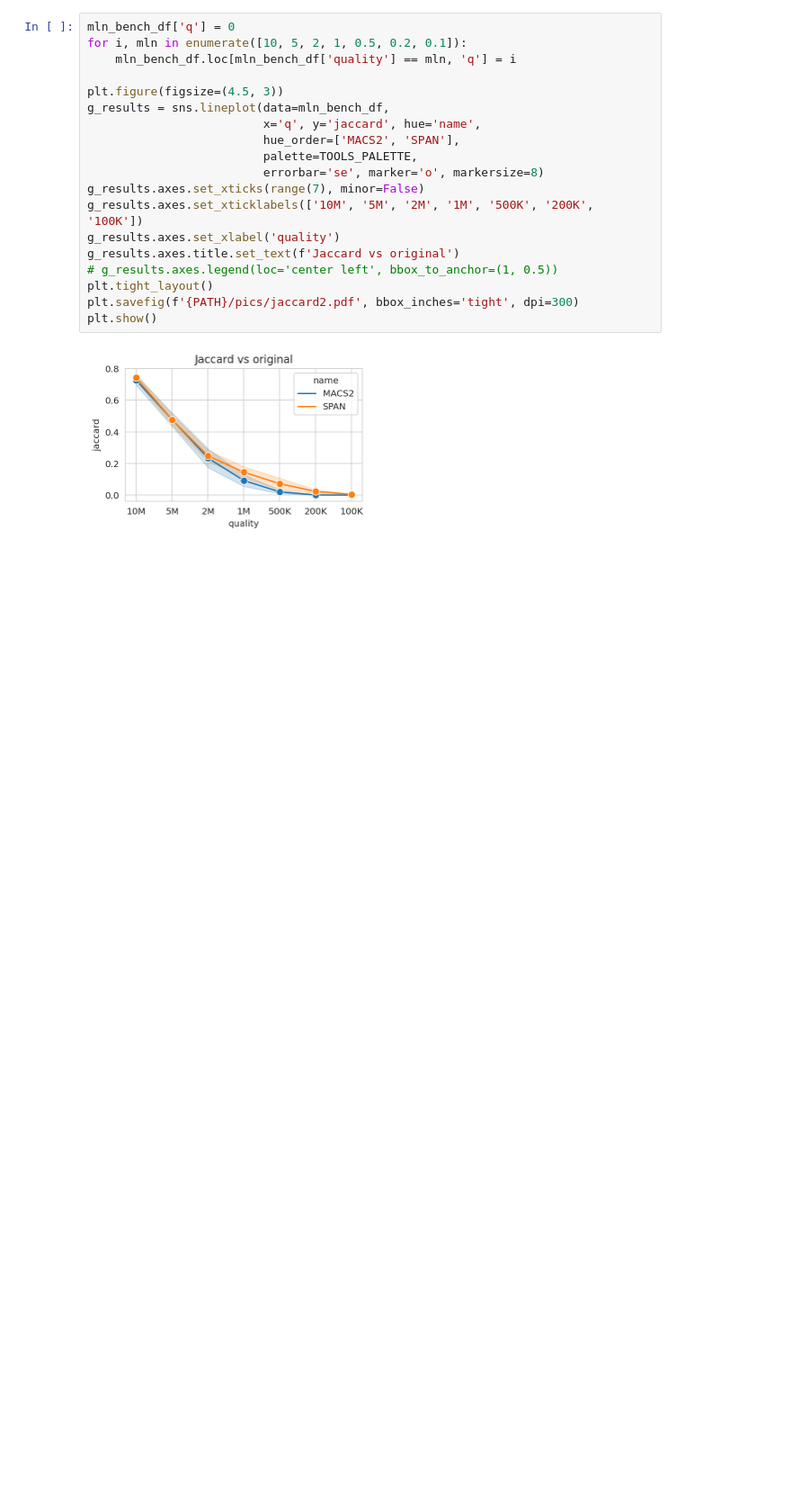
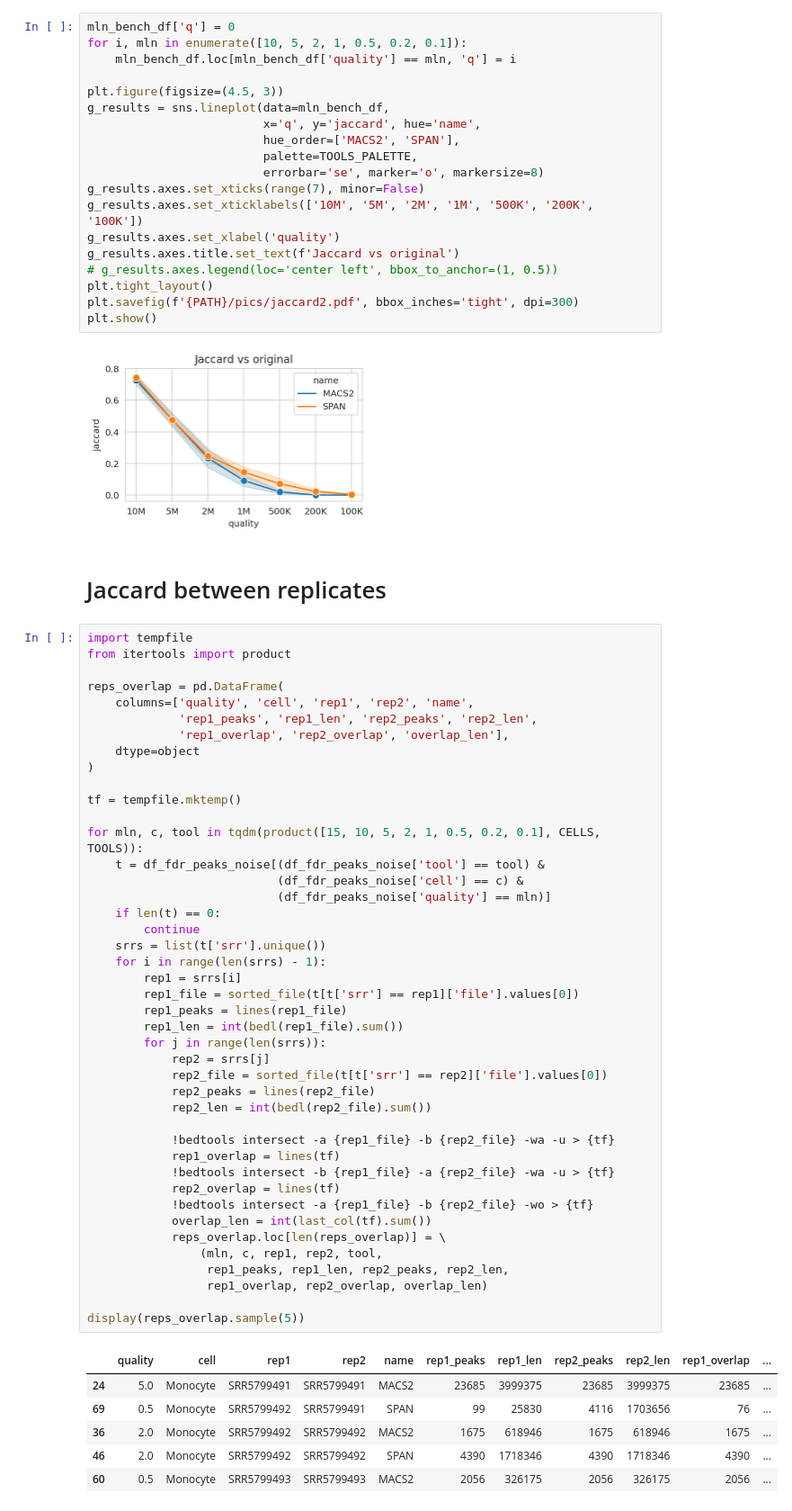
Before and after one commit to JetBrains-Research/peak-callers-analysis, a Jupyter notebook: 2023 - Immgen downsampling.ipynb, the cells around one changed output. Shown at 90% size. Saved outputs shown, nothing was run; the diff lists cells and outputs as text; blank space fills up the shorter version.

```diff
--- a/2023 - Immgen downsampling.ipynb
+++ b/2023 - Immgen downsampling.ipynb
@@ -250,3 +252,55 @@ plt.savefig(f'{PATH}/pics/jaccard2.pdf', bbox_inches='tight', dpi=300)
 plt.show()
 # %% [output]
 [figure]
+# %% [markdown]
+# Jaccard between replicates
+# %%
+import tempfile
+from itertools import product
+
+reps_overlap = pd.DataFrame(
+    columns=['quality', 'cell', 'rep1', 'rep2', 'name',
+             'rep1_peaks', 'rep1_len', 'rep2_peaks', 'rep2_len',
+             'rep1_overlap', 'rep2_overlap', 'overlap_len'],
+    dtype=object
+)
+
+tf = tempfile.mktemp()
+
+for mln, c, tool in tqdm(product([15, 10, 5, 2, 1, 0.5, 0.2, 0.1], CELLS, TOOLS)):
+    t = df_fdr_peaks_noise[(df_fdr_peaks_noise['tool'] == tool) &
+                           (df_fdr_peaks_noise['cell'] == c) &
+                           (df_fdr_peaks_noise['quality'] == mln)]
+    if len(t) == 0:
+        continue
+    srrs = list(t['srr'].unique())
+    for i in range(len(srrs) - 1):
+        rep1 = srrs[i]
+        rep1_file = sorted_file(t[t['srr'] == rep1]['file'].values[0])
+        rep1_peaks = lines(rep1_file)
+        rep1_len = int(bedl(rep1_file).sum())
+        for j in range(len(srrs)):
+            rep2 = srrs[j]
+            rep2_file = sorted_file(t[t['srr'] == rep2]['file'].values[0])
+            rep2_peaks = lines(rep2_file)
+            rep2_len = int(bedl(rep2_file).sum())
+
+            !bedtools intersect -a {rep1_file} -b {rep2_file} -wa -u > {tf}
+            rep1_overlap = lines(tf)
+            !bedtools intersect -b {rep1_file} -a {rep2_file} -wa -u > {tf}
+            rep2_overlap = lines(tf)
+            !bedtools intersect -a {rep1_file} -b {rep2_file} -wo > {tf}
+            overlap_len = int(last_col(tf).sum())
+            reps_overlap.loc[len(reps_overlap)] = \
+                (mln, c, rep1, rep2, tool,
+                 rep1_peaks, rep1_len, rep2_peaks, rep2_len,
+                 rep1_overlap, rep2_overlap, overlap_len)
+
+display(reps_overlap.sample(5))
+# %% [output]
+|  | quality | cell | rep1 | rep2 | name | rep1_peaks | rep1_len | rep2_peaks | rep2_len | rep1_overlap | ... |
+| 24 | 5.0 | Monocyte | SRR5799491 | SRR5799491 | MACS2 | 23685 | 3999375 | 23685 | 3999375 | 23685 | ... |
+| 69 | 0.5 | Monocyte | SRR5799492 | SRR5799491 | SPAN | 99 | 25830 | 4116 | 1703656 | 76 | ... |
+| 36 | 2.0 | Monocyte | SRR5799492 | SRR5799492 | MACS2 | 1675 | 618946 | 1675 | 618946 | 1675 | ... |
+| 46 | 2.0 | Monocyte | SRR5799492 | SRR5799492 | SPAN | 4390 | 1718346 | 4390 | 1718346 | 4390 | ... |
+| 60 | 0.5 | Monocyte | SRR5799493 | SRR5799493 | MACS2 | 2056 | 326175 | 2056 | 326175 | 2056 | ... |
```
Also changed, not shown: parts of 6 cells of this notebook.
